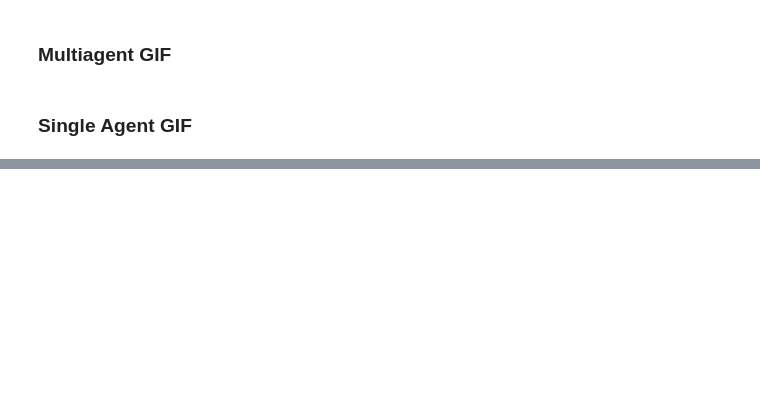
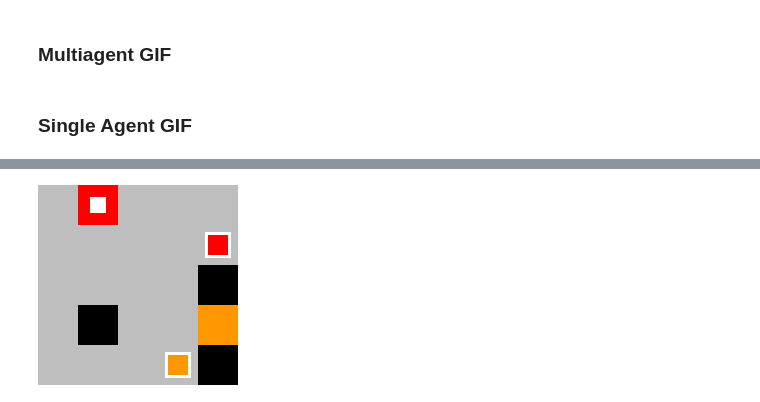
Before and after one commit to pehuenmoure/warehouse_rrl, a Jupyter notebook: VisualizerNotebook.ipynb, the cells around one changed output, grey strips where cells are left out. Saved outputs shown, nothing was run; the diff lists cells and outputs as text; code cells hidden in the pictures; blank space fills up the shorter version.

```diff
--- a/VisualizerNotebook.ipynb
+++ b/VisualizerNotebook.ipynb
@@ -230,0 +219,4 @@ frames[0].save('gif/gym_animation.gif',
+# %%
+model_env.render(zoom_size=40, agent_id = 0, local=True)
+# %% [output]
+[figure, added]
```
Also changed, not shown: parts of 24 cells of this notebook, 5 other files.
